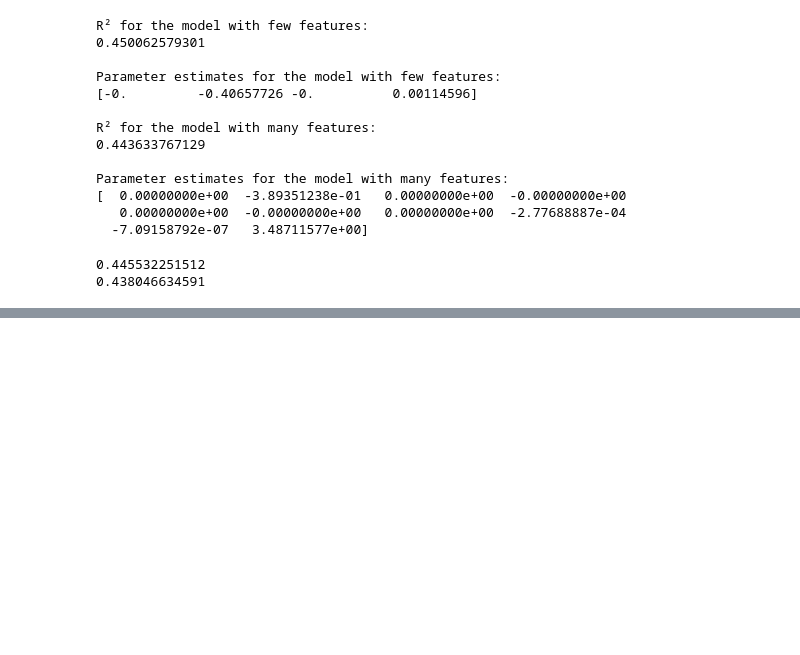
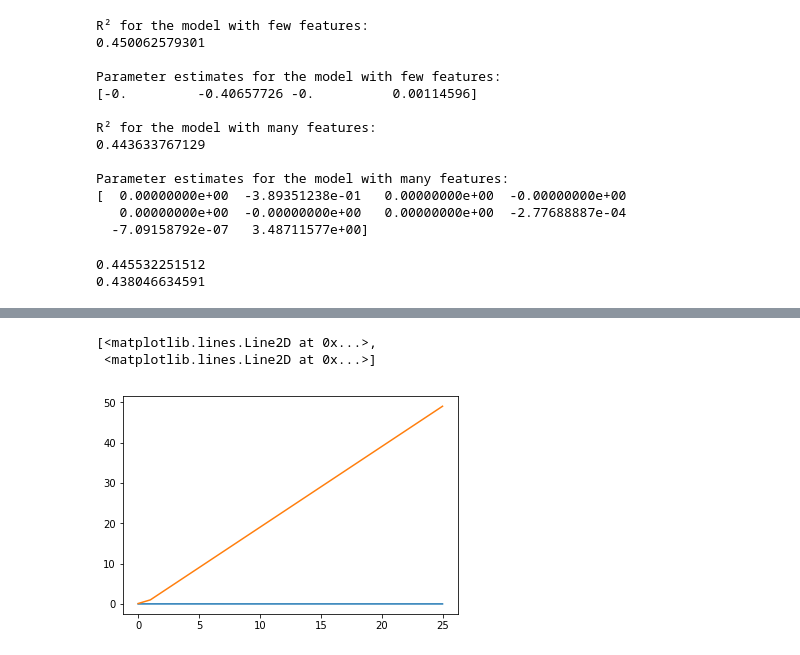
Before and after one commit to Schmidt8181/RandomForest, a Jupyter notebook: RandomForest.ipynb, the cells around one changed output, grey strips where cells are left out. Drawn from its saved outputs; the diff is of its cells as text; code cells hidden in the pictures; blank space fills up the shorter version.

Commit message:
lasso regression

```diff
--- a/RandomForest.ipynb
+++ b/RandomForest.ipynb
@@ -454,0 +455,19 @@ ValueError: x and y must be the same size
+# %%
+nums = np.arange(0, 24, 1)
+new_scores2 = np.append([0], [.10])
+
+#Run the model for many alphas.
+for lambd in range(1, 50, 2):
+    lass = linear_model.Lasso(alpha=lambd, fit_intercept=False)
+    lass.fit(X_train2, Y_train)
+    new_scores2 = np.row_stack((
+        new_scores2,
+        np.append(lass.score(X_train2, Y_train),[lambd])))
+
+
+lass_scores = pd.DataFrame(new_scores2, columns=('score', 'lambda'))
+plt.plot(lass_scores)
+# %% [output]
+[<matplotlib.lines.Line2D at 0x...>,
+ <matplotlib.lines.Line2D at 0x...>]
+[figure, added]
```
Also changed, not shown: parts of 4 cells of this notebook.
